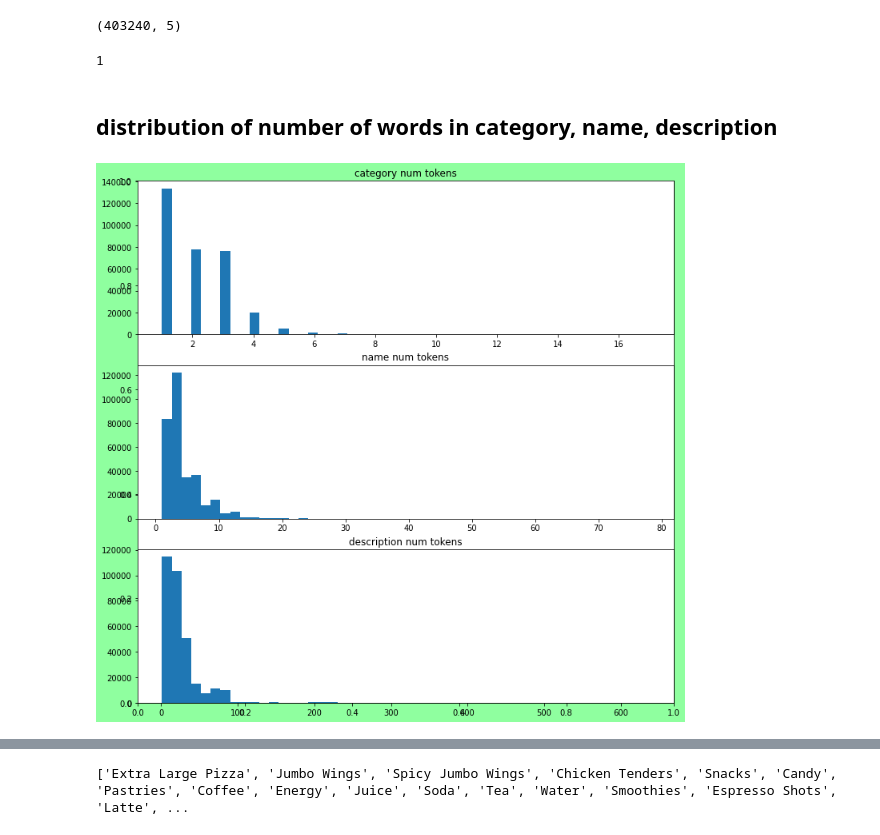
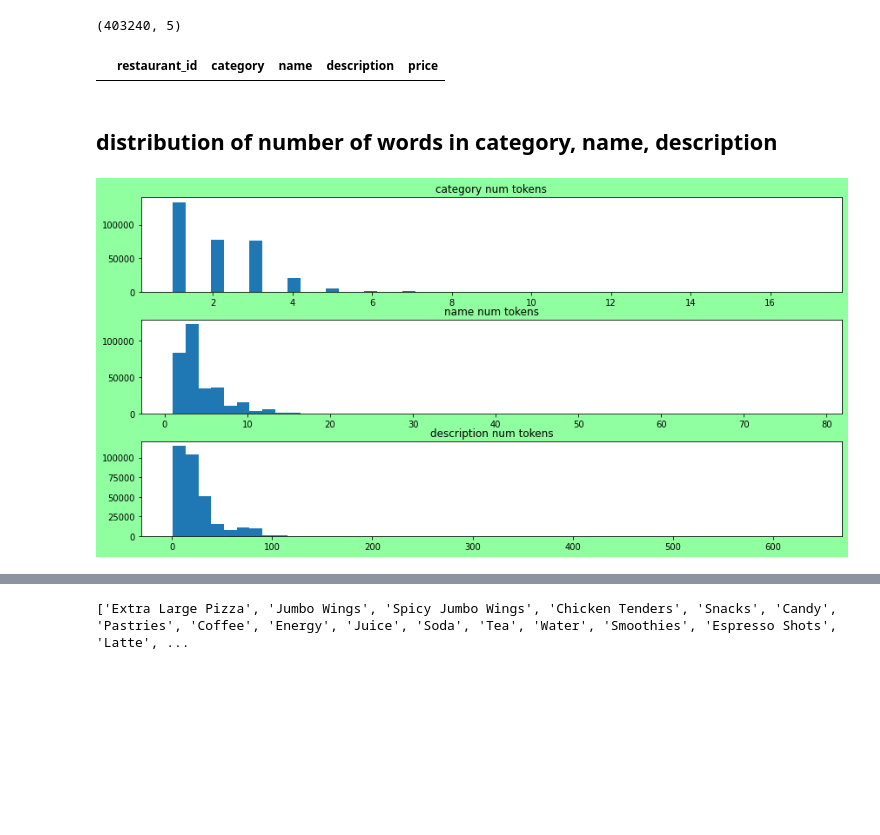
Before and after one commit to namoopsoo/restaurant-menu-entities, a Jupyter notebook: menu-entities.ipynb, the cells around one changed output, grey strips where cells are left out. Saved outputs shown, nothing was run; the diff lists cells and outputs as text; code cells hidden in the pictures; blank space fills up the shorter version.

```diff
--- a/menu-entities.ipynb
+++ b/menu-entities.ipynb
@@ -24,19 +30,21 @@ menusdf.shape
 # %% [output]
 (403240, 5)
 # %%
-1
+menusdf[menusdf["description"].isnull()].head()
 # %% [output]
-1
+|  | restaurant_id | category | name | description | price |
 # %% [markdown]
 ## distribution of number of words in category, name, description
 # %%
-fig, ax = plt.subplots(figsize=(12,12))
+fig, axes = plt.subplots(figsize=(12,6), nrows=3, ncols=1)
 fig.patch.set_facecolor("xkcd:mint green")
+plt.tight_layout()
 for i, col in enumerate(["category", "name", "description"]):
+
     menusdf[col + "_num_tokens"] = menusdf[col].map(lambda x: len(x.split(" "))) #  if isinstance(x, str) else 0
-    ax = fig.add_subplot(int(f"31{i + 1}"))
+    ax = axes[i] #fig.add_subplot(int(f"31{i + 1}"))
 
     ax.hist(menusdf[col + "_num_tokens"], bins=50)
     ax.set(title=f"{col} num tokens")
 # %% [output]
-[figure, old version]
+[figure, new version]
```
Also changed, not shown: parts of 15 cells of this notebook.
